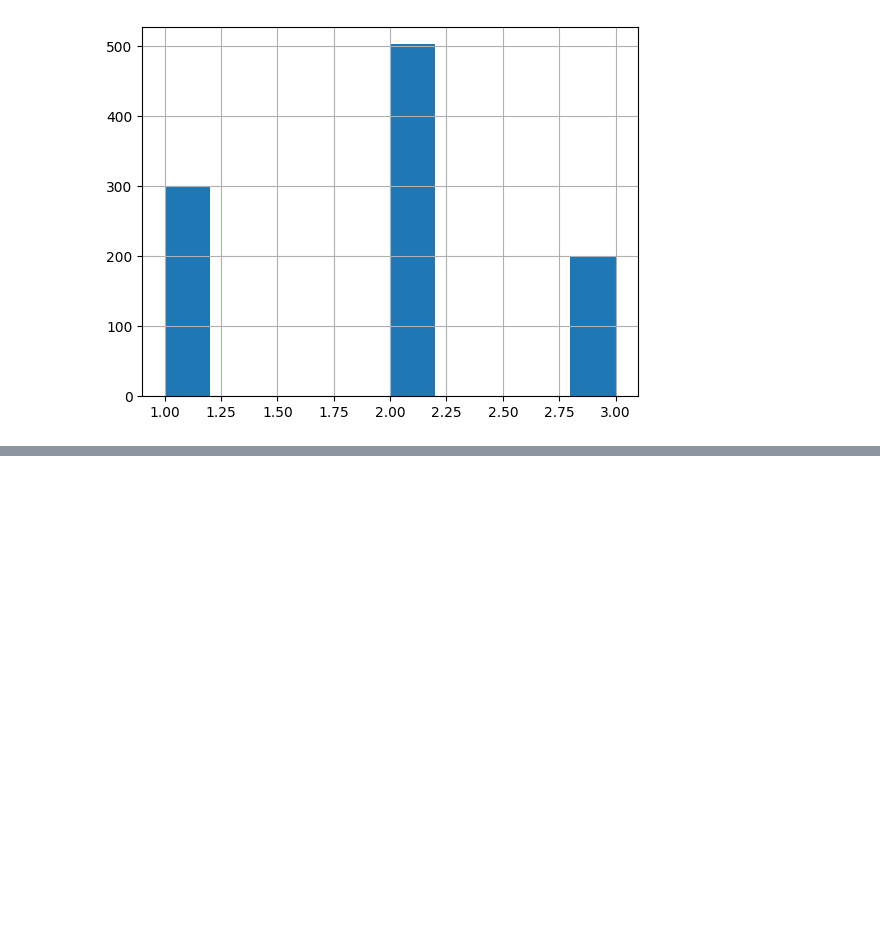
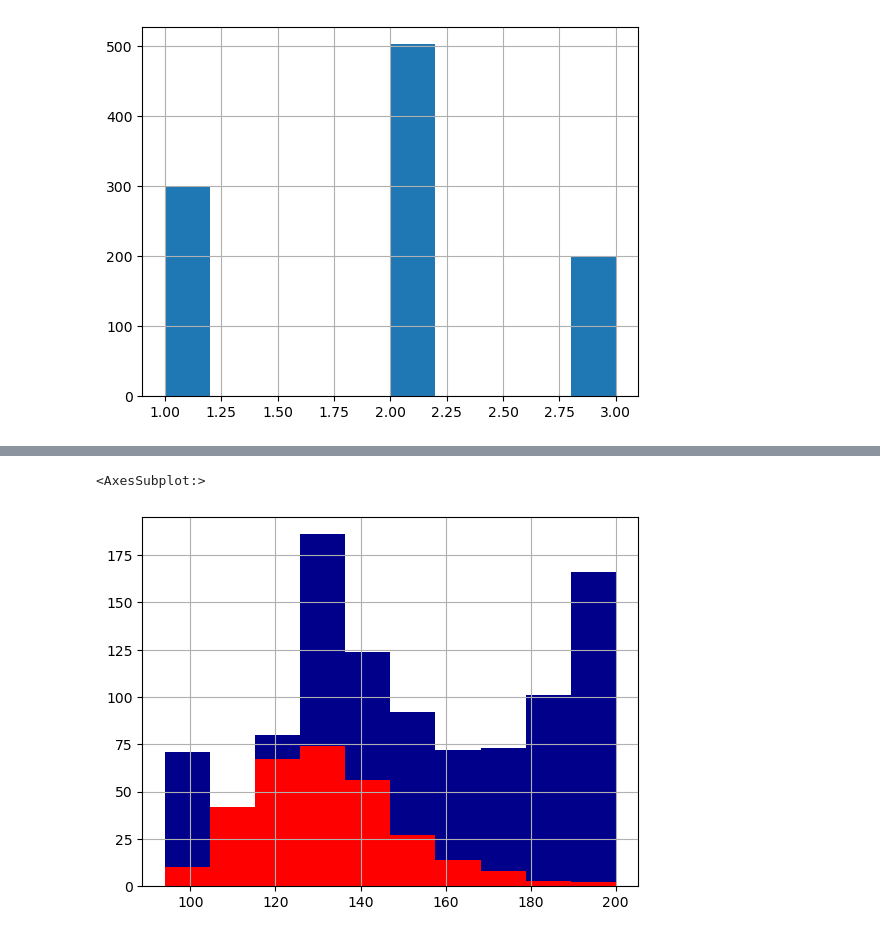
Before and after one commit to ml-cvd-prediction/ml-cvd-prediction.github.io, a Jupyter notebook: src/cleveland.ipynb, the cells around one changed output, grey strips where cells are left out. Saved outputs shown, nothing was run; the diff lists cells and outputs as text; code cells hidden in the pictures; blank space fills up the shorter version.

```diff
--- a/src/cleveland.ipynb
+++ b/src/cleveland.ipynb
@@ -247,0 +239,2 @@ df['chestpain'].hist(color="darkblue")
+# %%
+X.loc[:, 'chestpain'] = X['chestpain'].replace({1:0, 2:1, 3:2, 4:3})
@@ -247,0 +247,7 @@ df['chestpain'].hist(color="darkblue")
+# %%
+# for some reason, cleveland resting bp is lower
+df['restingBP'].hist(color="darkblue")
+X['restingBP'].hist(color="red")
+# %% [output]
+<AxesSubplot:>
+[figure, added]
```
Also changed, not shown: parts of 16 cells of this notebook, 2 other files.
